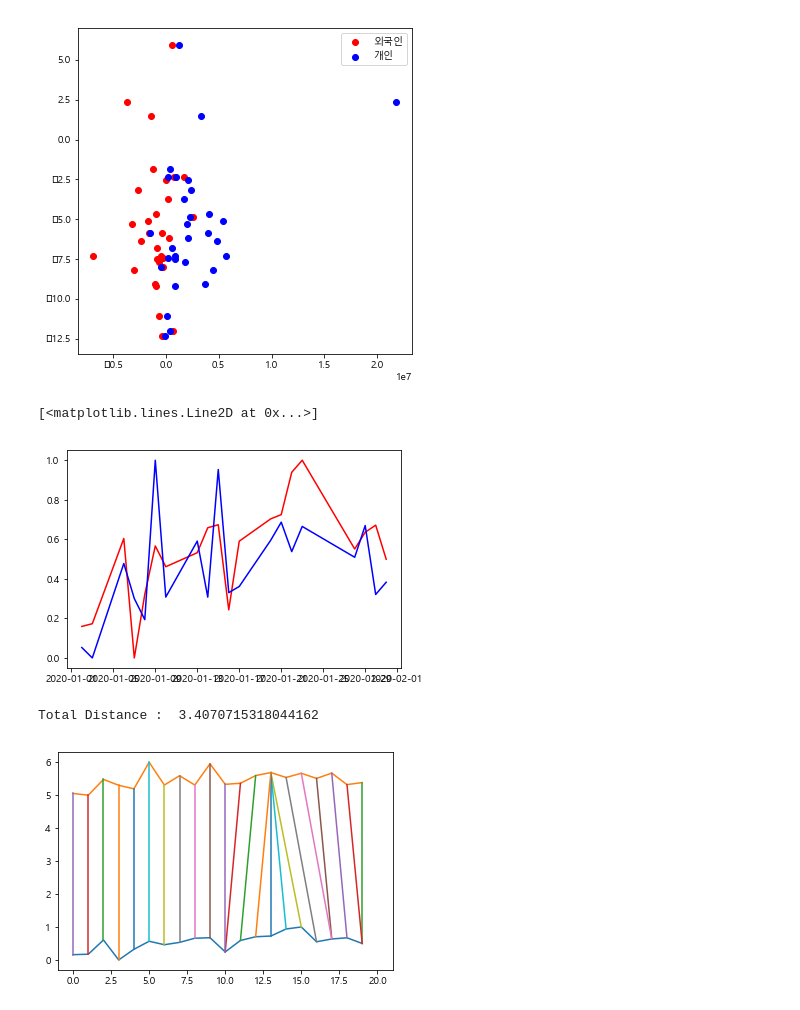
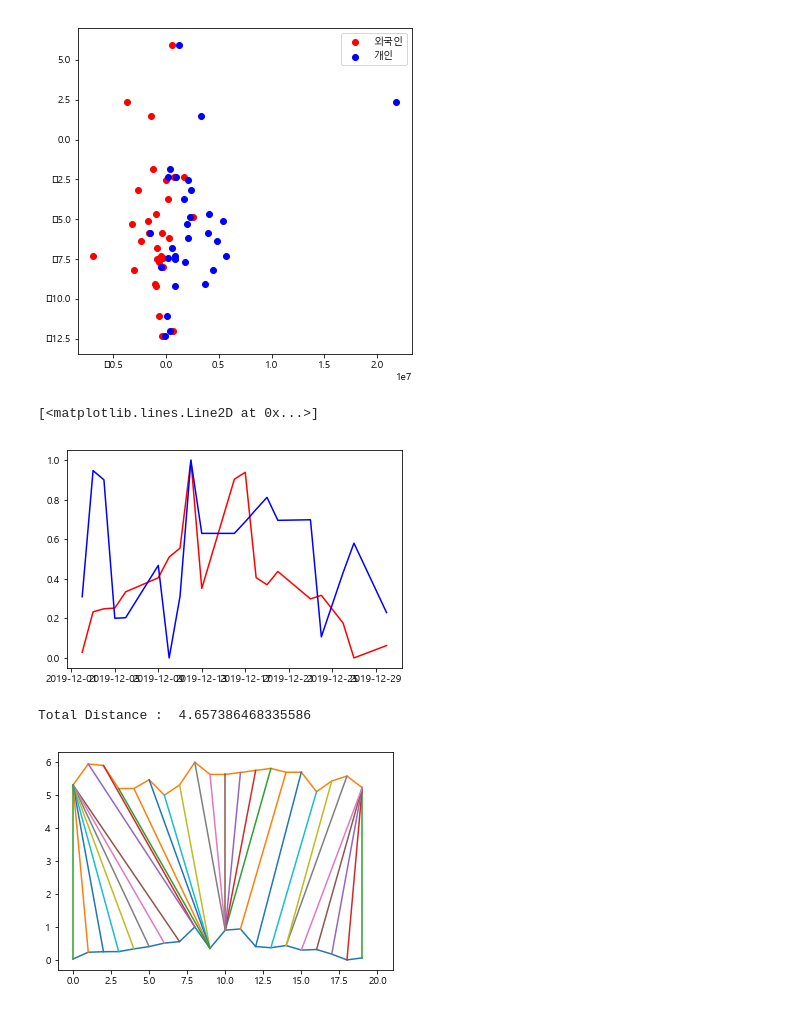
Before and after one commit to JennaEscher/ECO3022-01-Team-Project, a Jupyter notebook: Main.ipynb, the cells around one changed output. Drawn from its saved outputs; the diff is of its cells as text; code cells hidden in the pictures.

Commit message:
Weight & Images

```diff
--- a/Main.ipynb
+++ b/Main.ipynb
@@ -111,10 +106,10 @@ def linear_plot(date_1, date_2, code):
 
     return new_df.index, dfPlot
 # %%
-df_index, dfPlot = linear_plot("20200101", "20200131", "005930")
+df_index, dfPlot = linear_plot("20191201", "20191231", "005930")
 
 plt.plot(df_index, dfPlot['외국인합계'], c = 'r', label = '외국인')
 plt.plot(df_index, dfPlot['수익률'], c = 'b', label = '수익률')
 # %% [output]
 [<matplotlib.lines.Line2D at 0x...>]
-[figure, old version]
+[figure, new version]
@@ -126,4 +116,8 @@ D = dfPlot['수익률'].to_numpy()
 # %%
+A = dfPlot['외국인합계'].to_numpy()
+B = dfPlot['기관합계'].to_numpy()
+C = dfPlot['개인'].to_numpy()
+D = dfPlot['수익률'].to_numpy()
 cost_fo, path_fo = Function.DTW(A, D, window = len(A))
 print ('Total Distance : ', cost_fo)
 offset = 5
@@ -134,5 +128,5 @@ for(x1, x2) in path_fo:
     plt.plot([x1, x2], [A[x1], D[x2] + offset])
 plt.show()
 # %% [output]
-Total Distance :  3.4070715318044162
+Total Distance :  4.657386468335586
-[figure, old version]
+[figure, new version]
```
Also changed, not shown: parts of 5 cells of this notebook, 14 other files.
